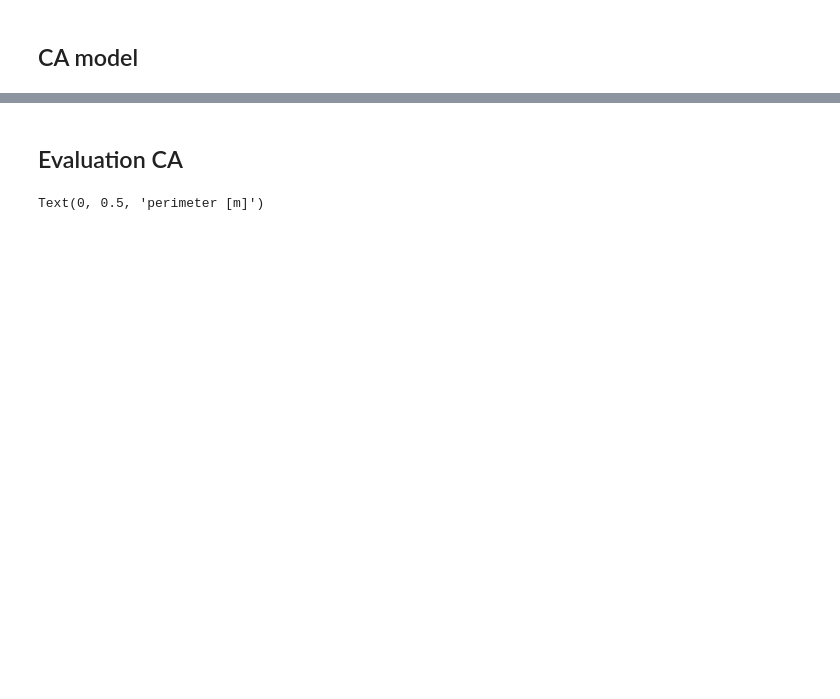
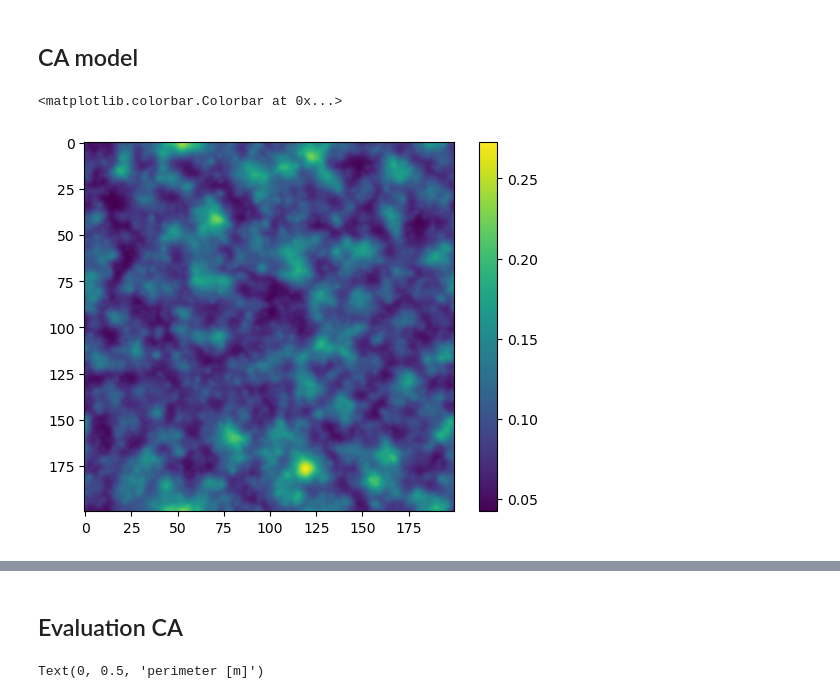
Before and after one commit to PaulHosek/ComplexSystemSimulation, a Jupyter notebook: model_example.ipynb, the cells around one changed output, grey strips where cells are left out. Saved outputs shown, nothing was run; the diff lists cells and outputs as text; code cells hidden in the pictures; blank space fills up the shorter version.

```diff
--- a/model_example.ipynb
+++ b/model_example.ipynb
@@ -20,3 +44,9 @@ h = np.zeros(shape = (size, size))
+# %%
+plt.imshow(Ht_0)
+plt.colorbar()
+# %% [output]
+<matplotlib.colorbar.Colorbar at 0x...>
+[figure, added]
 # %%
 ca_model = CA_model.CA_model(Ht_0, h, dt = 10, dx = 1)
 # %%
```
Also changed, not shown: parts of 7 cells of this notebook, 2 other files.
